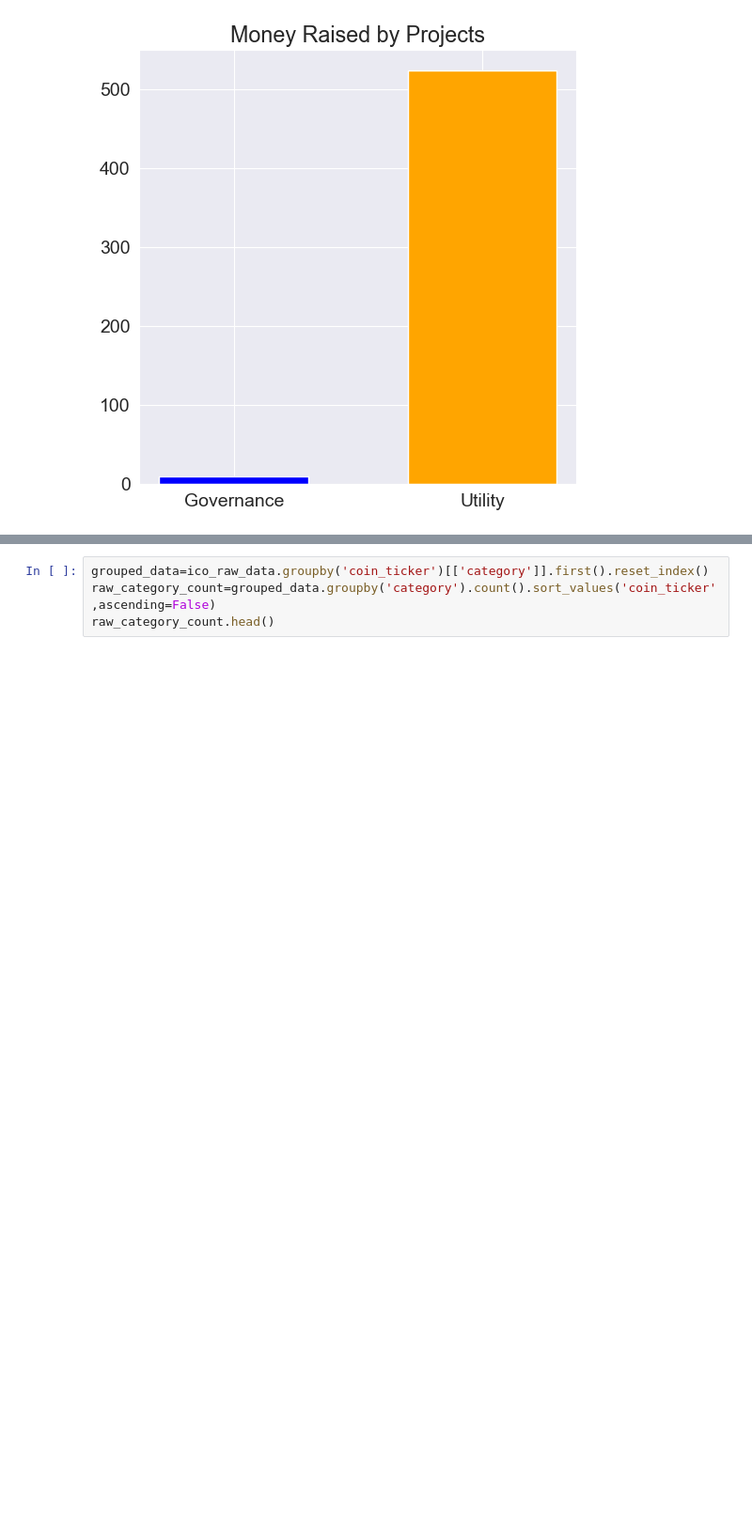
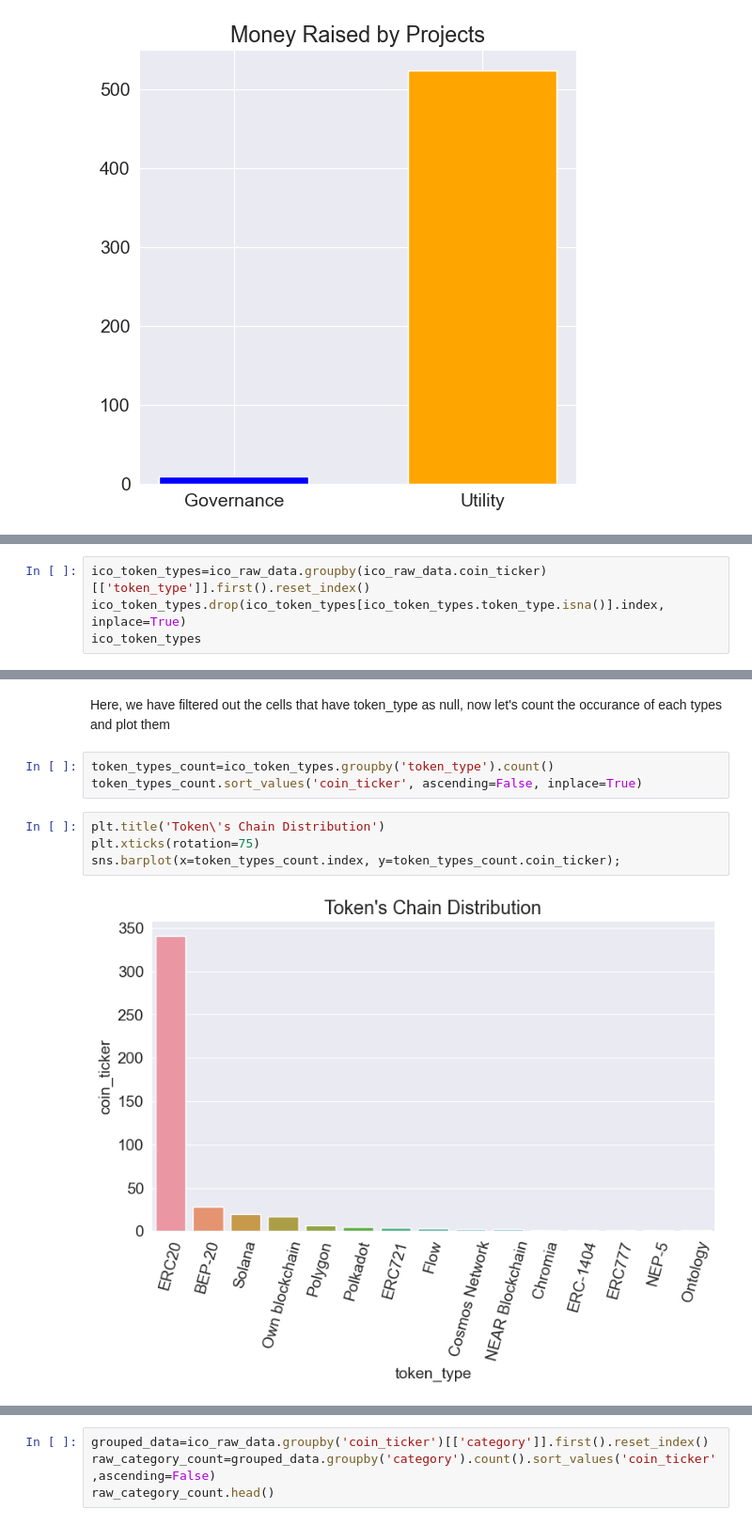
Before and after one commit to MaksudMalik/Analysis-of-ICO-of-Cryptocurrencies, a Jupyter notebook: Analysis.ipynb, the cells around one changed output, grey strips where cells are left out. Shown: that part at 94% size. Saved outputs shown, nothing was run; the diff lists cells and outputs as text; blank space fills up the shorter version.

```diff
--- a/Analysis.ipynb
+++ b/Analysis.ipynb
@@ -191,0 +195,4 @@ plt.bar(role_count.index, role_count.coin_ticker,width=0.6, color=colors);
+# %%
+ico_token_types=ico_raw_data.groupby(ico_raw_data.coin_ticker)[['token_type']].first().reset_index()
+ico_token_types.drop(ico_token_types[ico_token_types.token_type.isna()].index, inplace=True)
+ico_token_types
@@ -191,0 +213,11 @@ plt.bar(role_count.index, role_count.coin_ticker,width=0.6, color=colors);
+# %% [markdown]
+Here, we have filtered out the cells that have token_type as null, now let's count the occurance of each types and plot them
+# %%
+token_types_count=ico_token_types.groupby('token_type').count()
+token_types_count.sort_values('coin_ticker', ascending=False, inplace=True)
+# %%
+plt.title('Token\'s Chain Distribution')
+plt.xticks(rotation=75)
+sns.barplot(x=token_types_count.index, y=token_types_count.coin_ticker);
+# %% [output]
+[figure, added]
```
Also changed, not shown: parts of 17 cells of this notebook.
